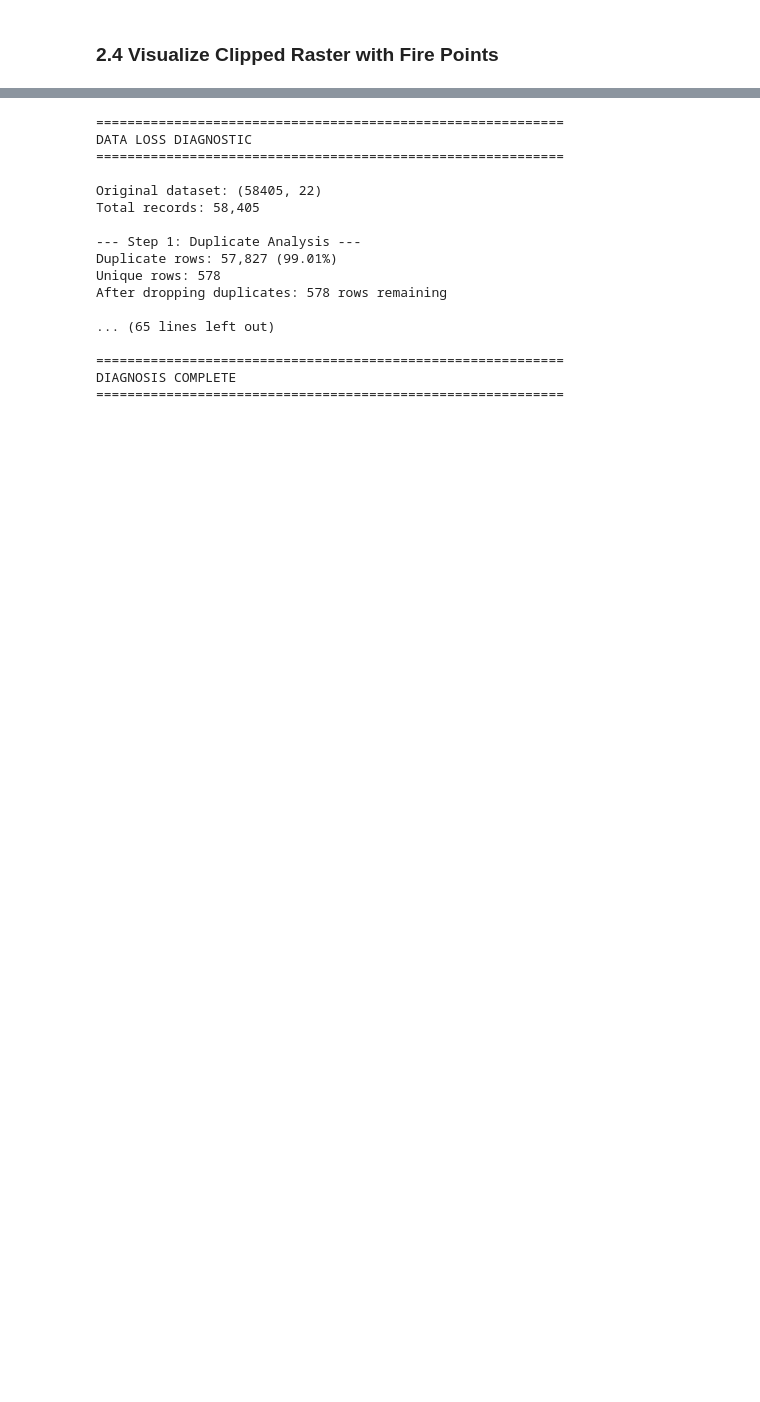
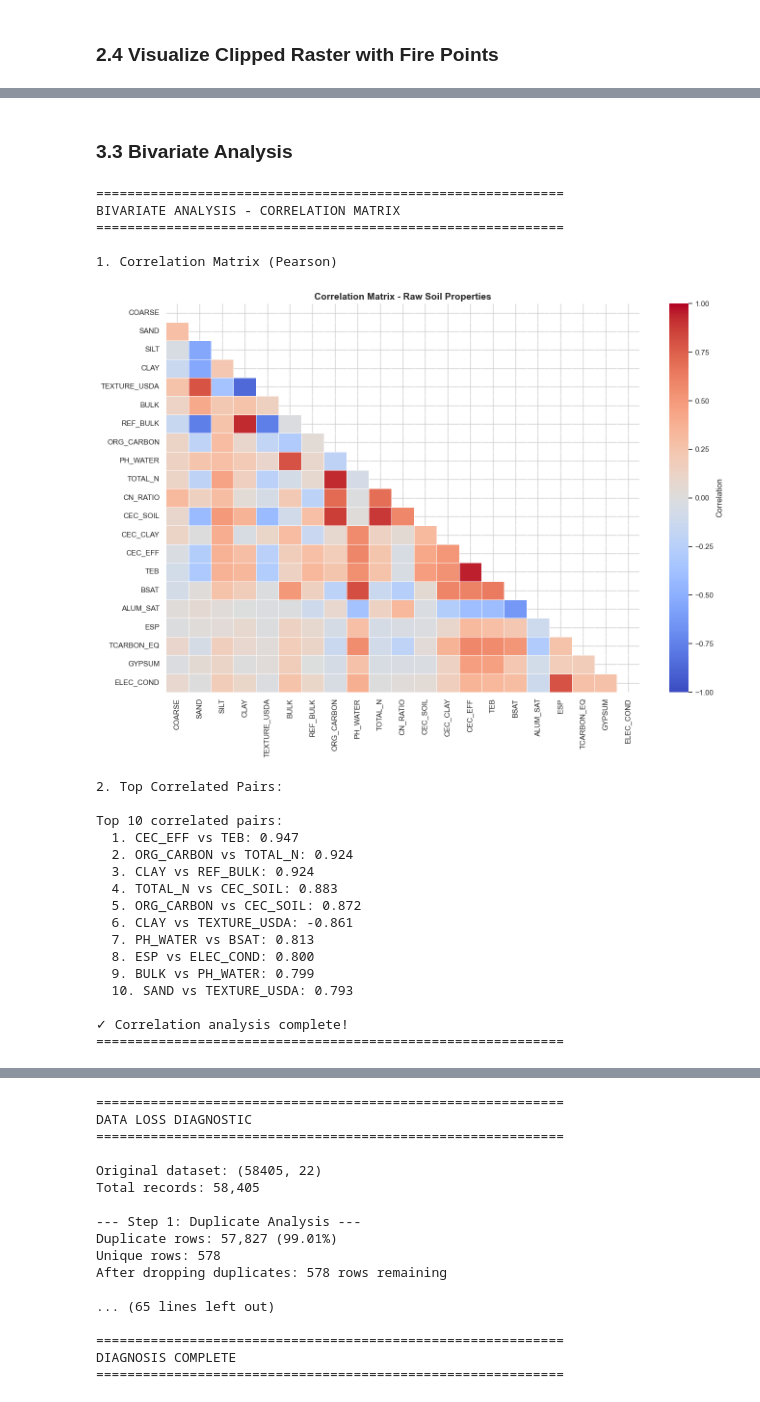
Before and after one commit to BESSAI-Tayeb/forest-fires-algeria-tunisia-analysis, a Jupyter notebook: analysis/soil.ipynb, the cells around one changed output, grey strips where cells are left out. Drawn from its saved outputs; the diff is of its cells as text; code cells hidden in the pictures; blank space fills up the shorter version.

```diff
--- a/analysis/soil.ipynb
+++ b/analysis/soil.ipynb
@@ -471,0 +578,66 @@ print(f"✓ Visualization complete!")
+# %% [markdown]
+### 3.3 Bivariate Analysis
+# %%
+print("="*60)
+print("BIVARIATE ANALYSIS - CORRELATION MATRIX")
+print("="*60)
+
+# Prepare data: replace sentinel values with NaN for correlation
+df_soil_clean_temp = df_soil.copy()
+for col in df_soil_clean_temp.select_dtypes(include=[np.number]).columns:
+    df_soil_clean_temp[col] = df_soil_clean_temp[col].replace([-9, -1, -99, -999], np.nan)
+
+numeric_df = df_soil_clean_temp.select_dtypes(include=[np.number])
+
+# Correlation matrix
+print("\n1. Correlation Matrix (Pearson)")
+corr_matrix = numeric_df.corr()
+
+plt.figure(figsize=(14, 10))
+mask = np.triu(np.ones_like(corr_matrix, dtype=bool))
+sns.heatmap(corr_matrix, mask=mask, annot=False, cmap='coolwarm', center=0,
+            linewidths=0.5, cbar_kws={'label': 'Correlation'}, vmin=-1, vmax=1)
+plt.title('Correlation Matrix - Raw Soil Properties', fontsize=14, fontweight='bold')
+plt.tight_layout()
+plt.show()
+
+# Find top correlated pairs
+print("\n2. Top Correlated Pairs:")
+corr_pairs = []
+for i in range(len(corr_matrix.columns)):
+    for j in range(i+1, len(corr_matrix.columns)):
+        corr_val = corr_matrix.iloc[i, j]
+        if not np.isnan(corr_val):
+            corr_pairs.append((corr_matrix.columns[i], corr_matrix.columns[j], corr_val, abs(corr_val)))
+
+corr_pairs.sort(key=lambda x: x[3], reverse=True)
+
+print("\nTop 10 correlated pairs:")
+for idx, (col1, col2, corr_val, _) in enumerate(corr_pairs[:10], 1):
+    print(f"  {idx}. {col1} vs {col2}: {corr_val:.3f}")
+
+print("\n✓ Correlation analysis complete!")
+print("="*60)
+# %% [output]
+============================================================
+BIVARIATE ANALYSIS - CORRELATION MATRIX
+============================================================
+
+1. Correlation Matrix (Pearson)
+[figure, added]
+2. Top Correlated Pairs:
+
+Top 10 correlated pairs:
+  1. CEC_EFF vs TEB: 0.947
+  2. ORG_CARBON vs TOTAL_N: 0.924
+  3. CLAY vs REF_BULK: 0.924
+  4. TOTAL_N vs CEC_SOIL: 0.883
+  5. ORG_CARBON vs CEC_SOIL: 0.872
+  6. CLAY vs TEXTURE_USDA: -0.861
+  7. PH_WATER vs BSAT: 0.813
+  8. ESP vs ELEC_COND: 0.800
+  9. BULK vs PH_WATER: 0.799
+  10. SAND vs TEXTURE_USDA: 0.793
+
+✓ Correlation analysis complete!
+============================================================
```
Also changed, not shown: parts of 28 cells of this notebook, 7 other files.
